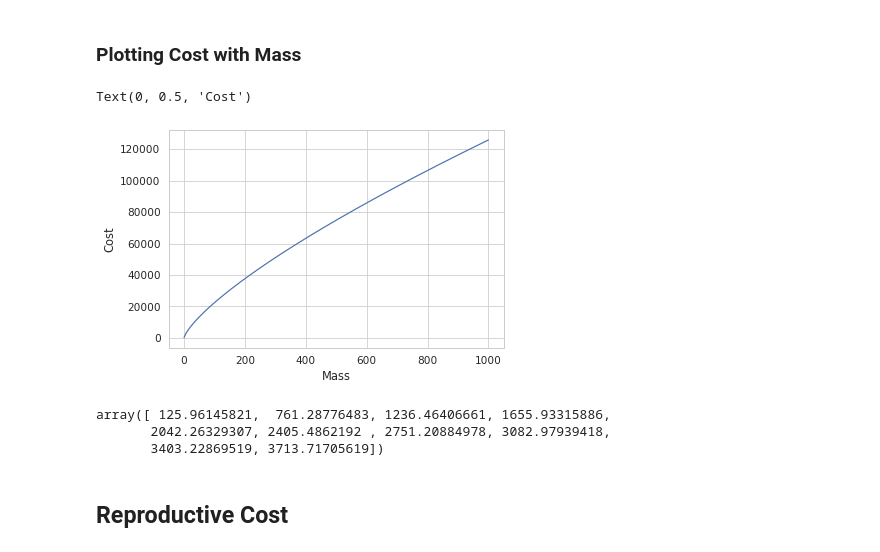
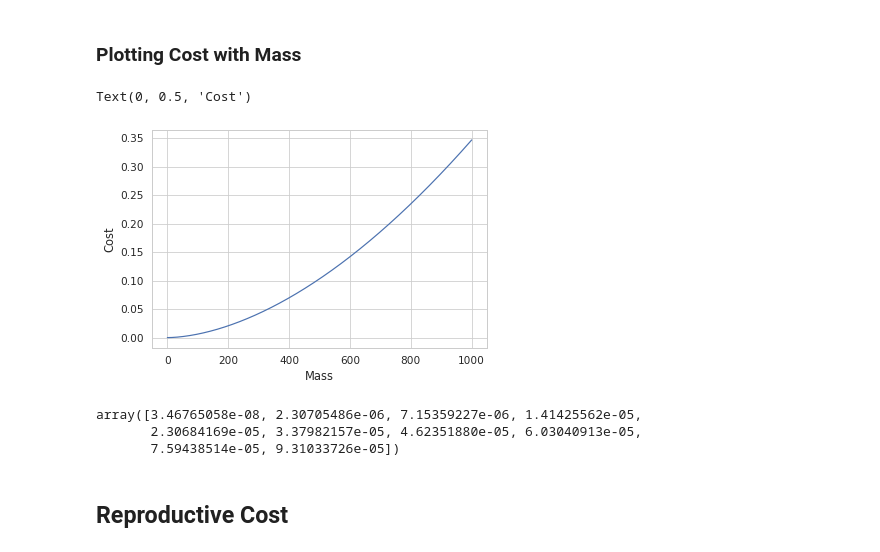
Before and after one commit to Don-Burns/Masters_Project, a Jupyter notebook: code/Supply_Model.ipynb, the cells around one changed output. Saved outputs shown, nothing was run; the diff lists cells and outputs as text; code cells hidden in the pictures.

```diff
--- a/code/Supply_Model.ipynb
+++ b/code/Supply_Model.ipynb
@@ -816,25 +754,25 @@ above is wrong from a theory standpoint since cost will shrink as mass increases
 # %%
 # plotting metabolic cost function with increasing mass
 
 mass = np.linspace(0.1 , 1000, 1000)
 time = np.arange(0, 1000, 1)
 conversion_factor = params['conversion_factor']
 metabolic_rate = params['metabolic_rate']
-cost = F.metabolic_cost(mass, metabolic_rate, conversion_factor)
+cost = F.metabolic_cost(mass)
 
 plt.figure()
 plt.plot(mass, cost)
 plt.xlabel("Mass")
 plt.ylabel("Cost")
 # %% [output]
 Text(0, 0.5, 'Cost')
-[figure, old version]
+[figure, new version]
 # %%
 cost[:10]
 # %% [output]
-array([ 125.96145821,  761.28776483, 1236.46406661, 1655.93315886,
-       2042.26329307, 2405.4862192 , 2751.20884978, 3082.97939418,
-       3403.22869519, 3713.71705619])
+array([3.46765058e-08, 2.30705486e-06, 7.15359227e-06, 1.41425562e-05,
+       2.30684169e-05, 3.37982157e-05, 4.62351880e-05, 6.03040913e-05,
+       7.59438514e-05, 9.31033726e-05])
 # %% [markdown]
 ## Reproductive Cost
 # %% [markdown]
```
Also changed, not shown: parts of 39 cells of this notebook, 3 other files.
